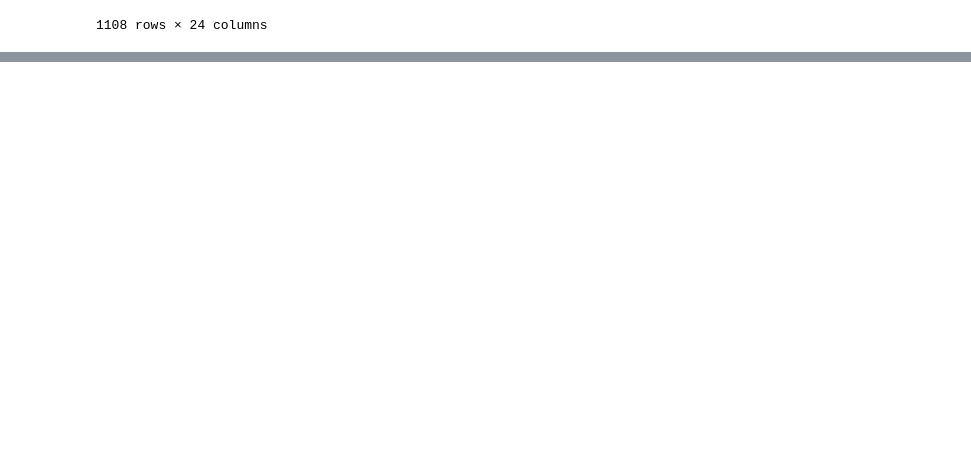
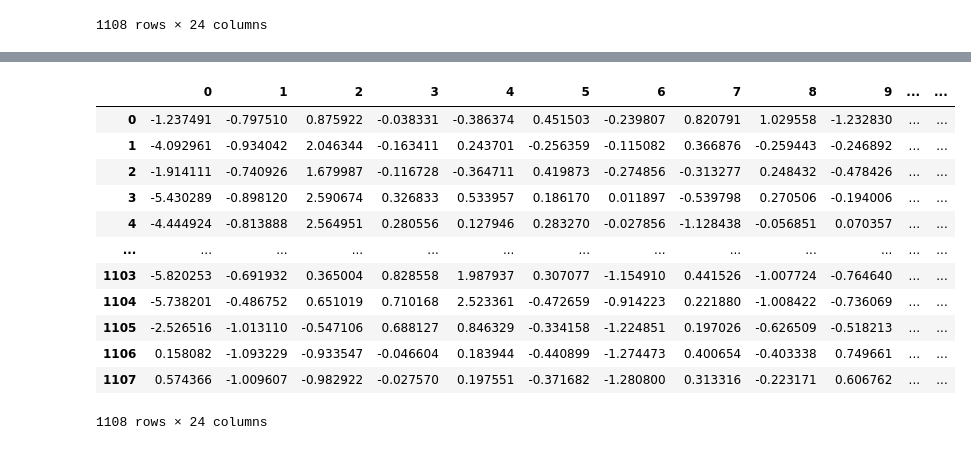
Before and after one commit to AnkitDogra-07/Data-Analysis, a Jupyter notebook: Python/Analysis/Streamlit/test.ipynb, the cells around one changed output, grey strips where cells are left out. Cells and saved outputs as stored; diff of their text form; code cells hidden in the pictures; blank space fills up the shorter version.

```diff
--- a/Python/Analysis/Streamlit/test.ipynb
+++ b/Python/Analysis/Streamlit/test.ipynb
@@ -163,3 +163,7 @@ new_numeric_df
 | 1106 | 2021 | 52 | 2.0 | 4 | 19 | 28 | ... |
 | 1107 | 2021 | 53 | 2.0 | 4 | 20 | 28 | ... |
 1108 rows × 24 columns
+# %%
+scaler_obj = StandardScaler()
+scaled_values = scaler_obj.fit_transform(new_numeric_df)
+scaled_values
@@ -165,0 +184,19 @@ new_numeric_df
+# %%
+pca = PCA()
+pca_data = pca.fit_transform(scaled_values)
+pca_df = pd.DataFrame(pca_data)
+pca_df
+# %% [output]
+|  | 0 | 1 | 2 | 3 | 4 | 5 | 6 | 7 | 8 | 9 | ... | ... |
+| 0 | -1.237491 | -0.797510 | 0.875922 | -0.038331 | -0.386374 | 0.451503 | -0.239807 | 0.820791 | 1.029558 | -1.232830 | ... | ... |
+| 1 | -4.092961 | -0.934042 | 2.046344 | -0.163411 | 0.243701 | -0.256359 | -0.115082 | 0.366876 | -0.259443 | -0.246892 | ... | ... |
+| 2 | -1.914111 | -0.740926 | 1.679987 | -0.116728 | -0.364711 | 0.419873 | -0.274856 | -0.313277 | 0.248432 | -0.478426 | ... | ... |
+| 3 | -5.430289 | -0.898120 | 2.590674 | 0.326833 | 0.533957 | 0.186170 | 0.011897 | -0.539798 | 0.270506 | -0.194006 | ... | ... |
+| 4 | -4.444924 | -0.813888 | 2.564951 | 0.280556 | 0.127946 | 0.283270 | -0.027856 | -1.128438 | -0.056851 | 0.070357 | ... | ... |
+| ... | ... | ... | ... | ... | ... | ... | ... | ... | ... | ... | ... | ... |
+| 1103 | -5.820253 | -0.691932 | 0.365004 | 0.828558 | 1.987937 | 0.307077 | -1.154910 | 0.441526 | -1.007724 | -0.764640 | ... | ... |
+| 1104 | -5.738201 | -0.486752 | 0.651019 | 0.710168 | 2.523361 | -0.472659 | -0.914223 | 0.221880 | -1.008422 | -0.736069 | ... | ... |
+| 1105 | -2.526516 | -1.013110 | -0.547106 | 0.688127 | 0.846329 | -0.334158 | -1.224851 | 0.197026 | -0.626509 | -0.518213 | ... | ... |
+| 1106 | 0.158082 | -1.093229 | -0.933547 | -0.046604 | 0.183944 | -0.440899 | -1.274473 | 0.400654 | -0.403338 | 0.749661 | ... | ... |
+| 1107 | 0.574366 | -1.009607 | -0.982922 | -0.027570 | 0.197551 | -0.371682 | -1.280800 | 0.313316 | -0.223171 | 0.606762 | ... | ... |
+1108 rows × 24 columns
```
Also changed, not shown: parts of 3 cells of this notebook.
